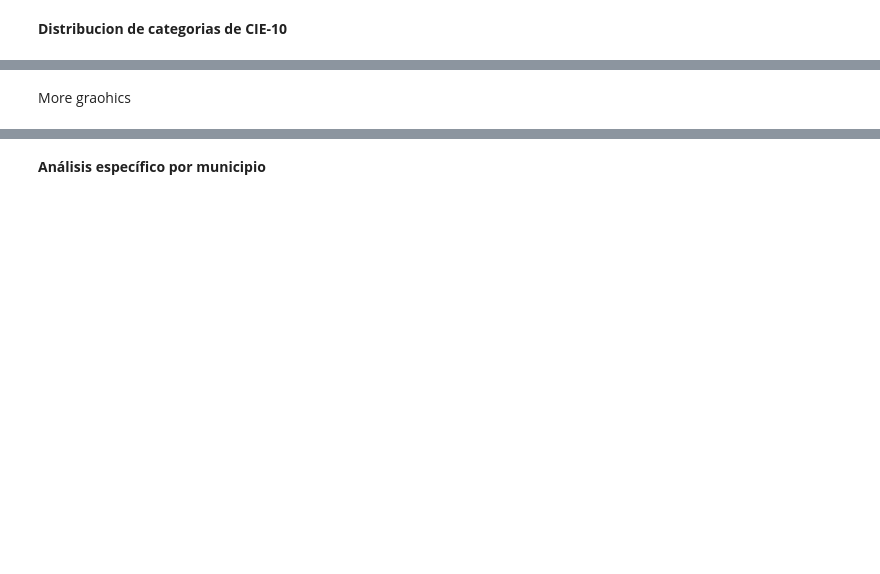
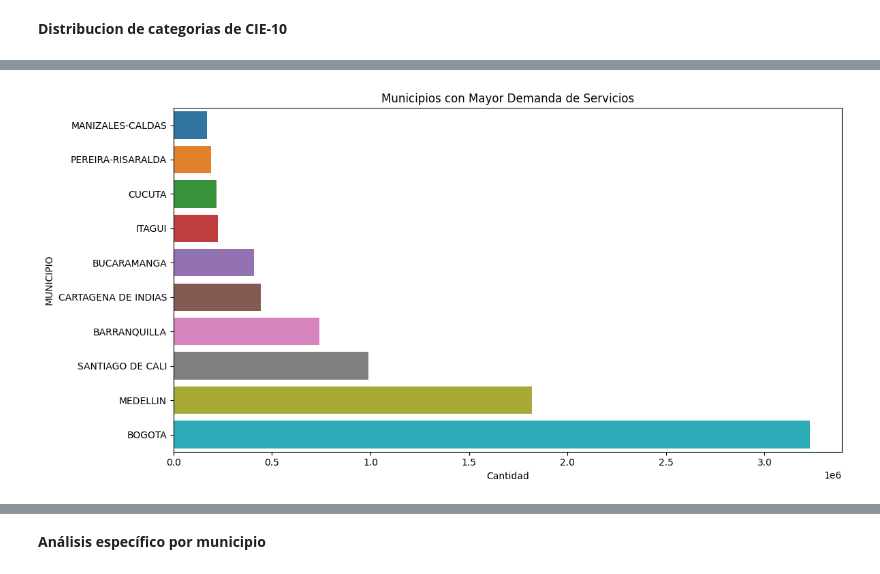
Before and after one commit to luencaro/Data-Challenge-Pro, a Jupyter notebook: data-challenge.ipynb, the cells around one changed output, grey strips where cells are left out. Drawn from its saved outputs; the diff is of its cells as text; code cells hidden in the pictures; blank space fills up the shorter version.

```diff
--- a/data-challenge.ipynb
+++ b/data-challenge.ipynb
@@ -149,31 +291,31 @@ plt.show()
 # %%
 # Agrupar y sumar las cantidades por municipio
 demanda_municipio = (
     df_salud
-    .groupby("Nombre_Municipio_IPS", observed=True)["Cantidad"]
+    .groupby("MUNICIPIO", observed=True)["Cantidad"]
     .sum()
     .reset_index()
 )
 
 # Obtener los 10 municipios con mayor demanda
 top10 = demanda_municipio.nlargest(10, "Cantidad")
 
 #print(top10)
 
 # Ordenar los valores para el gráfico (opcional, dependiendo de la preferencia)
 top10 = top10.sort_values("Cantidad", ascending=True)
 
 # Crear el gráfico
 plt.figure(figsize=(12, 6))
 sns.barplot(
     data=top10,
     x="Cantidad",
-    y="Nombre_Municipio_IPS",
-    order=top10["Nombre_Municipio_IPS"]  # Asegura el orden correcto
+    y="MUNICIPIO",
+    order=top10["MUNICIPIO"]  # Asegura el orden correcto
 )
 plt.title("Municipios con Mayor Demanda de Servicios")
 plt.tight_layout()  # Mejora el espacio del gráfico
 plt.show()
+# %% [output]
+[figure, added]
-# %% [markdown]
-More graohics
 # %%
```
Also changed, not shown: parts of 32 cells of this notebook.
